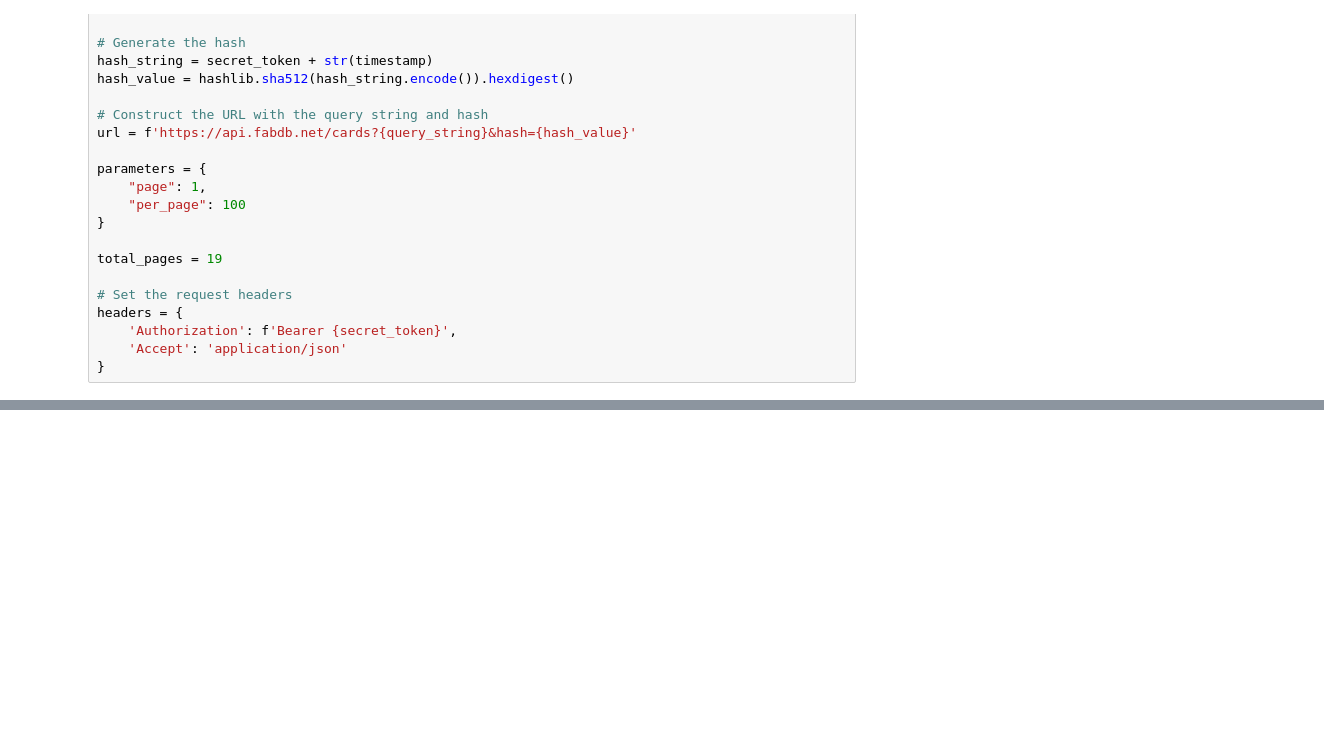
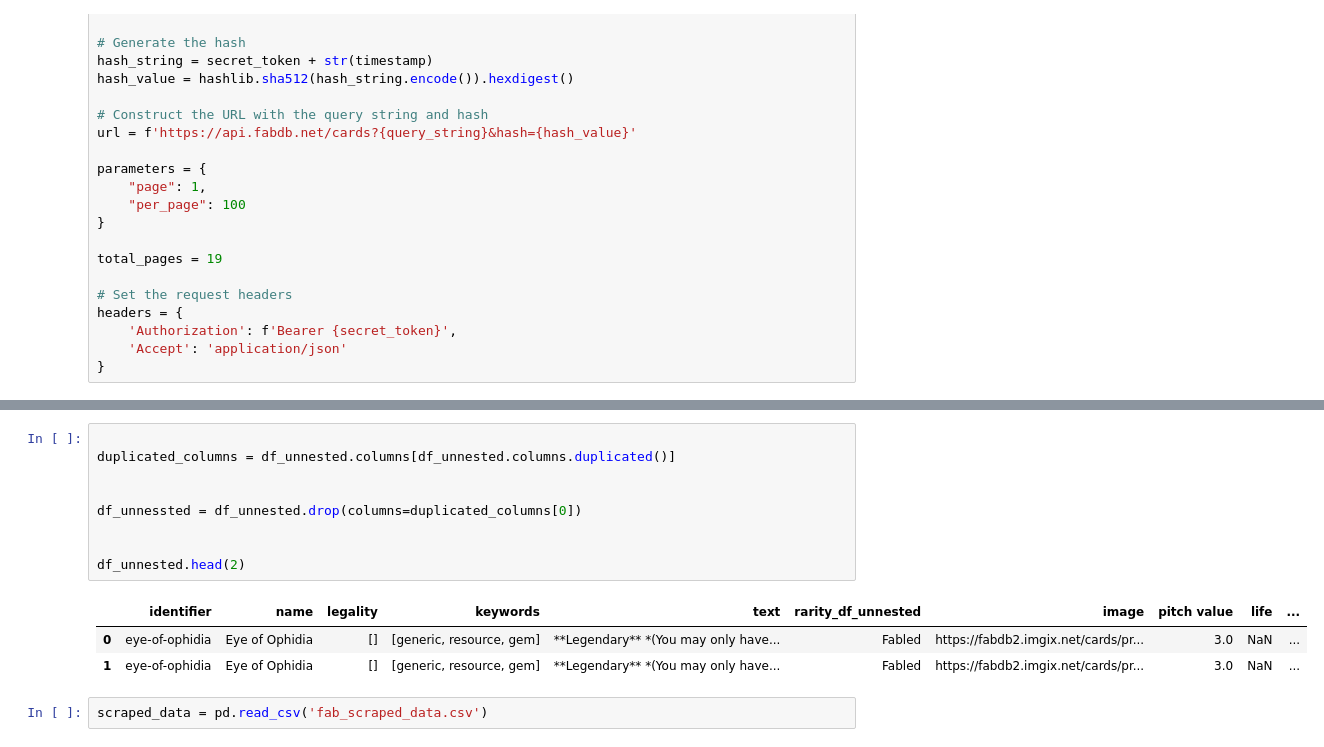
Before and after one commit to NMason1990/Data-Analysis-2-Capstone-Project, a Jupyter notebook: api-data-exploded1.ipynb, the cells around one changed output, grey strips where cells are left out. Cells and saved outputs as stored; diff of their text form; blank space fills up the shorter version.

```diff
--- a/api-data-exploded1.ipynb
+++ b/api-data-exploded1.ipynb
@@ -85,0 +136,15 @@ df_merged
+# %%
+
+duplicated_columns = df_unnested.columns[df_unnested.columns.duplicated()]
+
+
+df_unnessted = df_unnested.drop(columns=duplicated_columns[0])
+
+
+df_unnested.head(2)
+# %% [output]
+|  | identifier | name | legality | keywords | text | rarity_df_unnested | image | pitch value | life | ... |
+| 0 | eye-of-ophidia | Eye of Ophidia | [] | [generic, resource, gem] | **Legendary** *(You may only have... | Fabled | https://fabdb2.imgix.net/cards/pr... | 3.0 | NaN | ... |
+| 1 | eye-of-ophidia | Eye of Ophidia | [] | [generic, resource, gem] | **Legendary** *(You may only have... | Fabled | https://fabdb2.imgix.net/cards/pr... | 3.0 | NaN | ... |
+# %%
+scraped_data = pd.read_csv('fab_scraped_data.csv')
```
Also changed, not shown: parts of 7 cells of this notebook, 2 other files.
